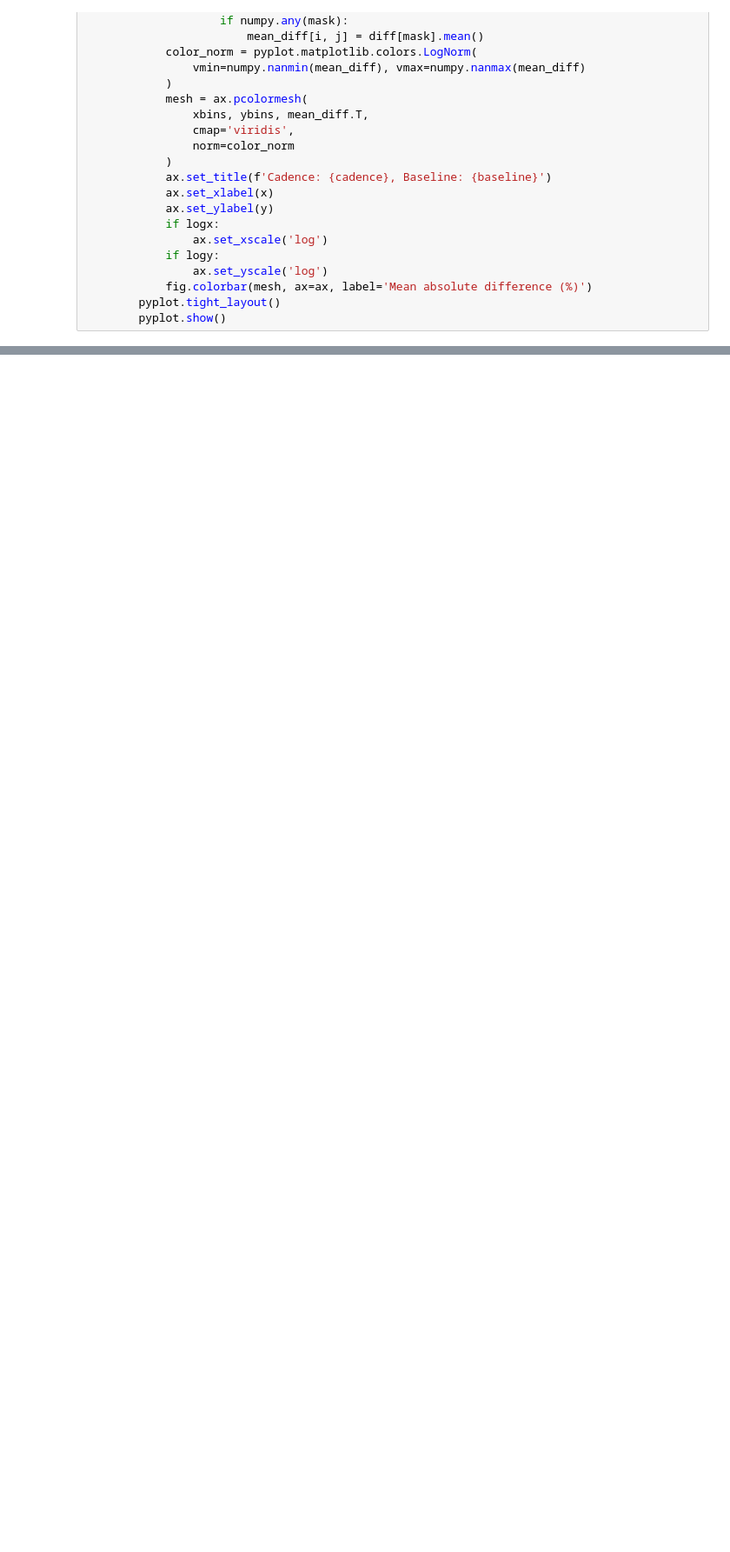
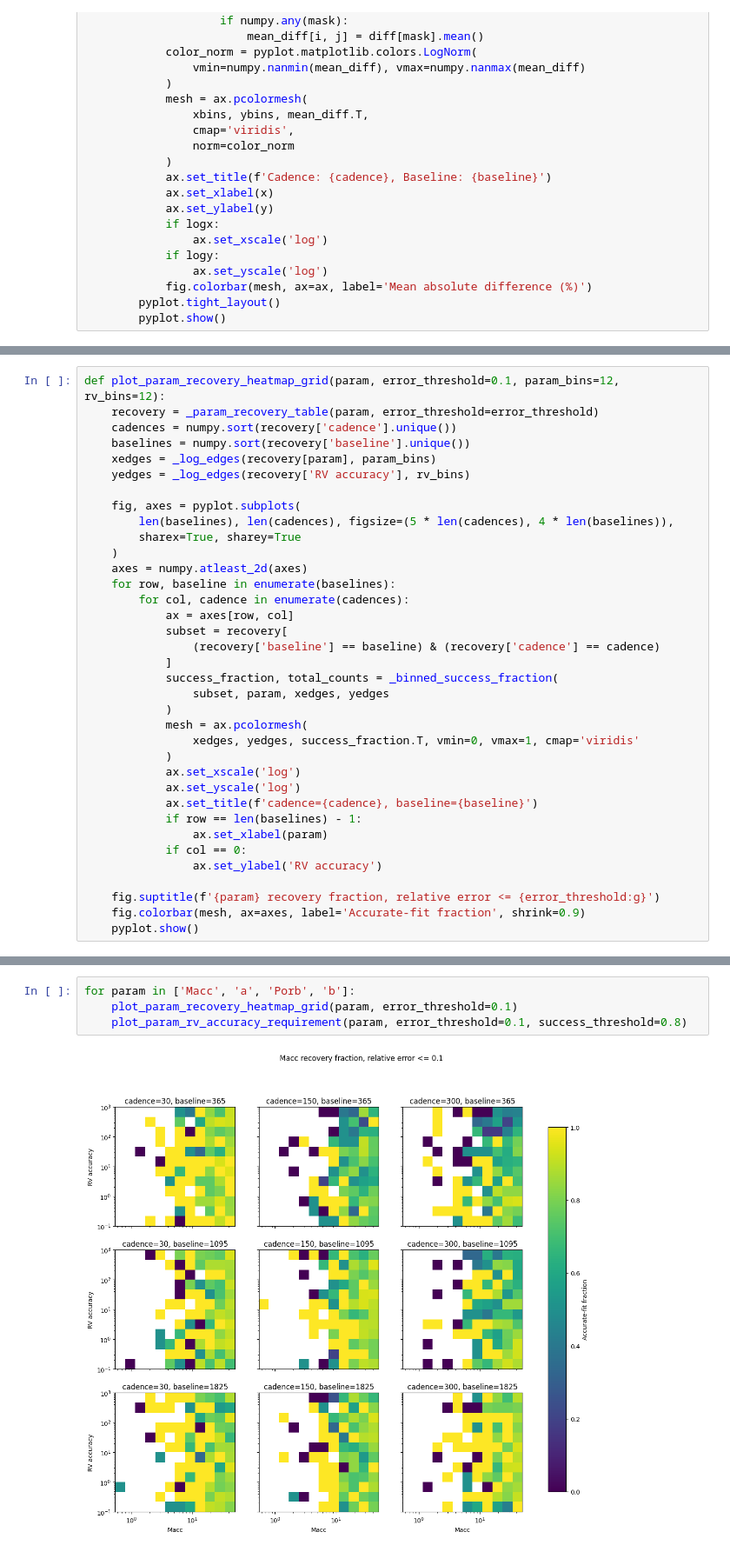
Before and after one commit to adammcmaster/self_lensing_radial_velocity, a Jupyter notebook: src/plot_fitted_timeseries_results.ipynb, the cells around one changed output, grey strips where cells are left out. Shown at 87% size. Drawn from its saved outputs; the diff is of its cells as text; blank space fills up the shorter version.

```diff
--- a/src/plot_fitted_timeseries_results.ipynb
+++ b/src/plot_fitted_timeseries_results.ipynb
@@ -147,0 +224,36 @@ plot_relation('b', logx=False)
+# %%
+def plot_param_recovery_heatmap_grid(param, error_threshold=0.1, param_bins=12, rv_bins=12):
+    recovery = _param_recovery_table(param, error_threshold=error_threshold)
+    cadences = numpy.sort(recovery['cadence'].unique())
+    baselines = numpy.sort(recovery['baseline'].unique())
+    xedges = _log_edges(recovery[param], param_bins)
+    yedges = _log_edges(recovery['RV accuracy'], rv_bins)
+
+    fig, axes = pyplot.subplots(
+        len(baselines), len(cadences), figsize=(5 * len(cadences), 4 * len(baselines)),
+        sharex=True, sharey=True
+    )
+    axes = numpy.atleast_2d(axes)
+    for row, baseline in enumerate(baselines):
+        for col, cadence in enumerate(cadences):
+            ax = axes[row, col]
+            subset = recovery[
+                (recovery['baseline'] == baseline) & (recovery['cadence'] == cadence)
+            ]
+            success_fraction, total_counts = _binned_success_fraction(
+                subset, param, xedges, yedges
+            )
+            mesh = ax.pcolormesh(
+                xedges, yedges, success_fraction.T, vmin=0, vmax=1, cmap='viridis'
+            )
+            ax.set_xscale('log')
+            ax.set_yscale('log')
+            ax.set_title(f'cadence={cadence}, baseline={baseline}')
+            if row == len(baselines) - 1:
+                ax.set_xlabel(param)
+            if col == 0:
+                ax.set_ylabel('RV accuracy')
+
+    fig.suptitle(f'{param} recovery fraction, relative error <= {error_threshold:g}')
+    fig.colorbar(mesh, ax=axes, label='Accurate-fit fraction', shrink=0.9)
+    pyplot.show()
@@ -147,0 +303,6 @@ plot_relation('b', logx=False)
+# %%
+for param in ['Macc', 'a', 'Porb', 'b']:
+    plot_param_recovery_heatmap_grid(param, error_threshold=0.1)
+    plot_param_rv_accuracy_requirement(param, error_threshold=0.1, success_threshold=0.8)
+# %% [output]
+[figure, added]
```
Also changed, not shown: parts of 17 cells of this notebook.
